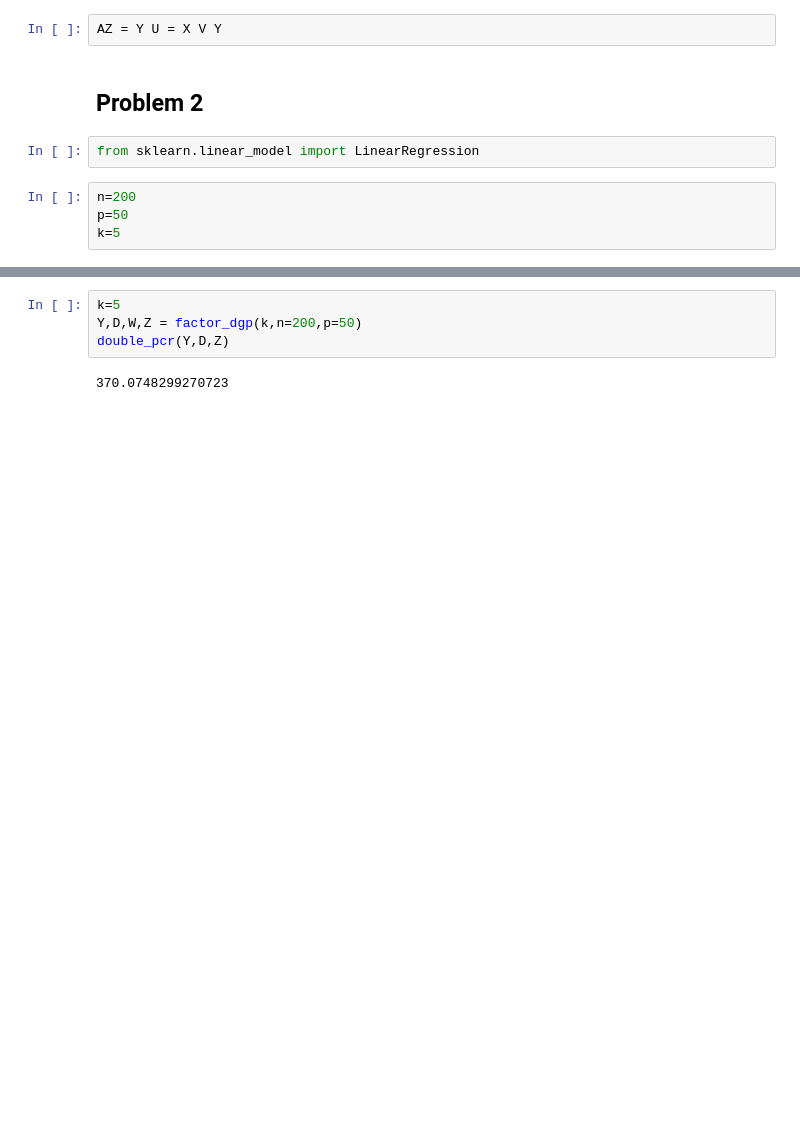
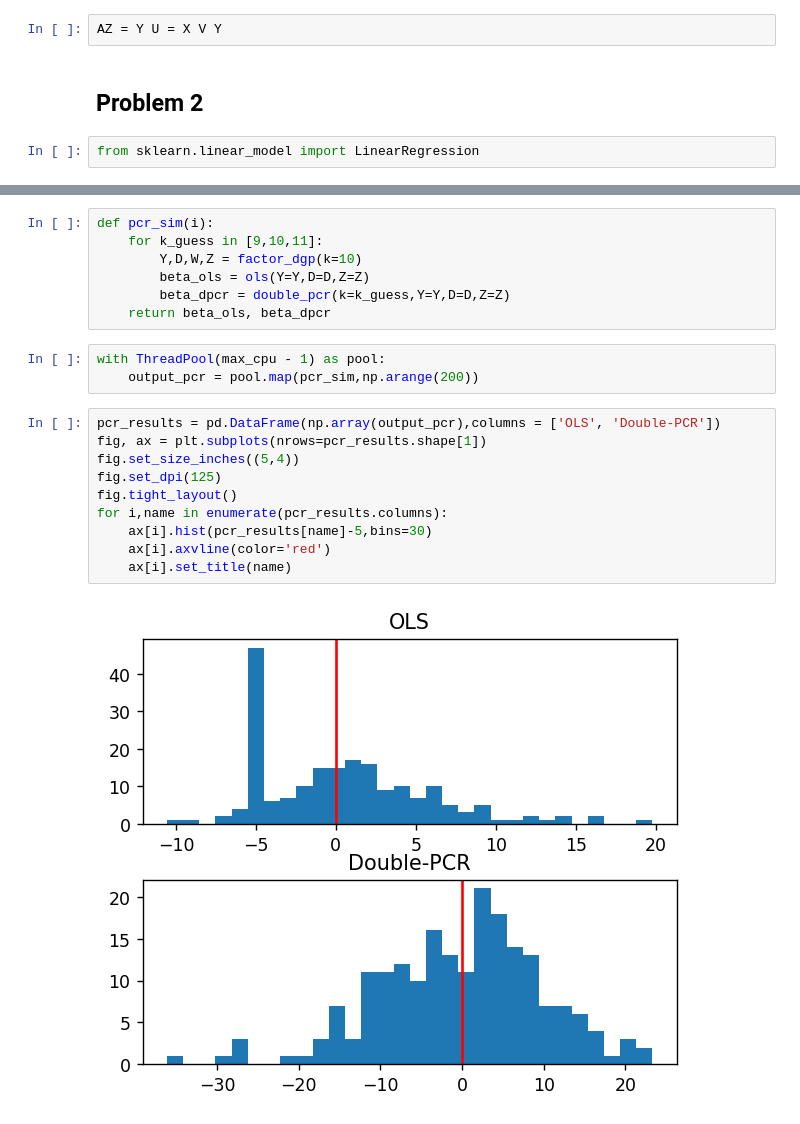
Before and after one commit to mattzhao-R/ml4econs, a Jupyter notebook: hw2/hw2.ipynb, the cells around one changed output, grey strips where cells are left out. Saved outputs shown, nothing was run; the diff lists cells and outputs as text; blank space fills up the shorter version.

Commit message:
fixed double pcr

```diff
--- a/hw2/hw2.ipynb
+++ b/hw2/hw2.ipynb
@@ -315,9 +313,5 @@ AZ = Y U = X V Y
 ## Problem 2
 # %%
 from sklearn.linear_model import LinearRegression
-# %%
-n=200
-p=50
-k=5
 # %%
 def factor_dgp(k,n=200,p=50):
@@ -349,8 +351,24 @@ def double_pcr(Y,D,Z):
     beta_1 = sum(num) / sum(denom)
     return beta_1
-# %%
-k=5
-Y,D,W,Z = factor_dgp(k,n=200,p=50)
-double_pcr(Y,D,Z)
-# %% [output]
-370.0748299270723
+# %%
+def pcr_sim(i):
+    for k_guess in [9,10,11]:
+        Y,D,W,Z = factor_dgp(k=10)
+        beta_ols = ols(Y=Y,D=D,Z=Z)
+        beta_dpcr = double_pcr(k=k_guess,Y=Y,D=D,Z=Z)
+    return beta_ols, beta_dpcr
+# %%
+with ThreadPool(max_cpu - 1) as pool:
+    output_pcr = pool.map(pcr_sim,np.arange(200))
+# %%
+pcr_results = pd.DataFrame(np.array(output_pcr),columns = ['OLS', 'Double-PCR'])
+fig, ax = plt.subplots(nrows=pcr_results.shape[1])
+fig.set_size_inches((5,4))
+fig.set_dpi(125)
+fig.tight_layout()
+for i,name in enumerate(pcr_results.columns):
+    ax[i].hist(pcr_results[name]-5,bins=30)
+    ax[i].axvline(color='red')
+    ax[i].set_title(name)
+# %% [output]
+[figure, added]
```
Also changed, not shown: parts of 3 cells of this notebook.
